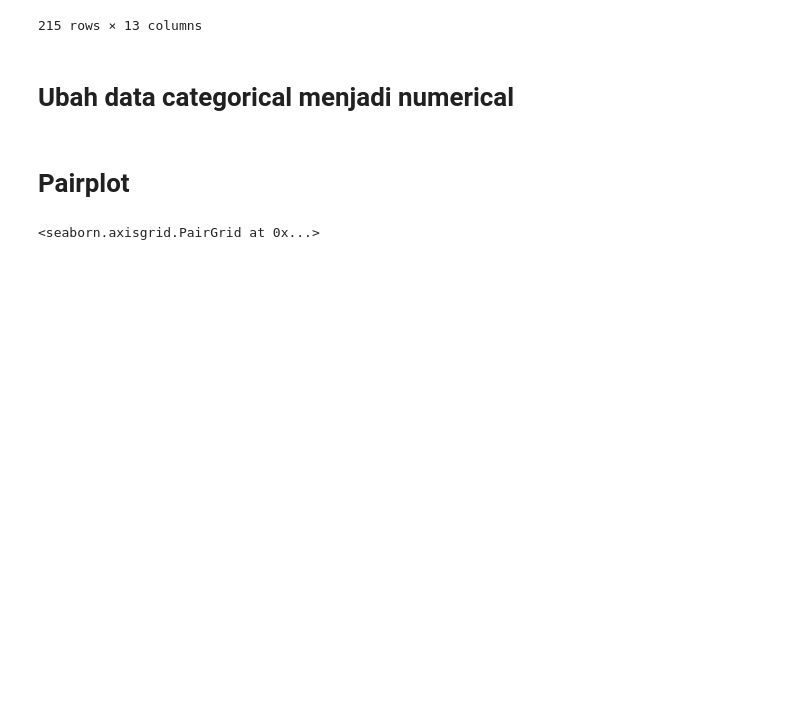
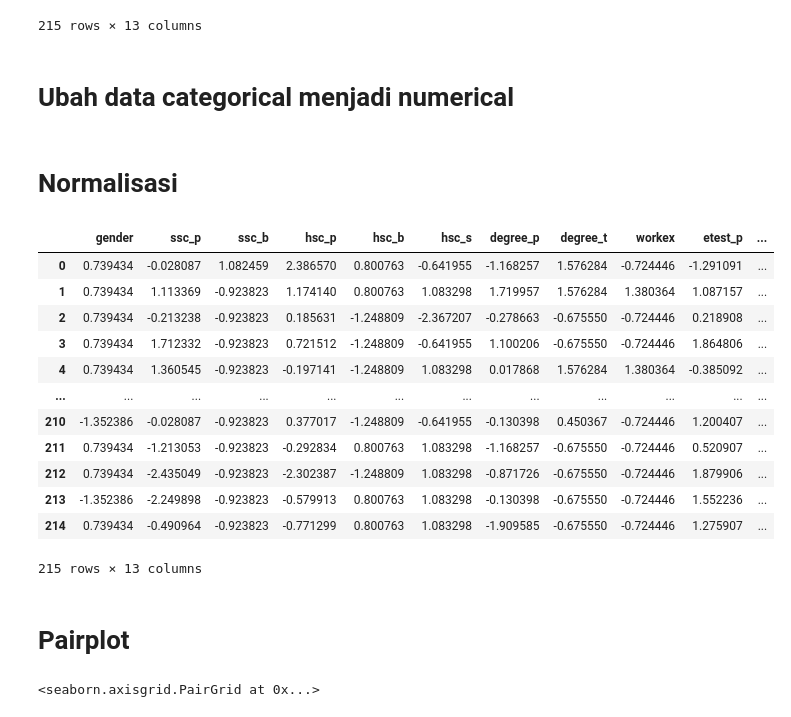
Before and after one commit to joelrizkyw/ProjekDataMining, a Jupyter notebook: febry.ipynb, the cells around one changed output. Cells and saved outputs as stored; diff of their text form; code cells hidden in the pictures; blank space fills up the shorter version.

```diff
--- a/febry.ipynb
+++ b/febry.ipynb
@@ -203,6 +203,30 @@ for column_name in list_column_categorical:
 
     df_status_combined[column_name] = df_status_combined[column_name].astype("category")
     df_status_combined[column_name] = df_status_combined[column_name].cat.codes
+# %% [markdown]
+# Normalisasi
+# %%
+std_scaler = StandardScaler()
+
+scaled_data = std_scaler.fit_transform(df_status_combined)
+
+df_combined_scaled = pd.DataFrame(scaled_data, columns = df_status_combined.columns)
+
+df_combined_scaled
+# %% [output]
+|  | gender | ssc_p | ssc_b | hsc_p | hsc_b | hsc_s | degree_p | degree_t | workex | etest_p | ... |
+| 0 | 0.739434 | -0.028087 | 1.082459 | 2.386570 | 0.800763 | -0.641955 | -1.168257 | 1.576284 | -0.724446 | -1.291091 | ... |
+| 1 | 0.739434 | 1.113369 | -0.923823 | 1.174140 | 0.800763 | 1.083298 | 1.719957 | 1.576284 | 1.380364 | 1.087157 | ... |
+| 2 | 0.739434 | -0.213238 | -0.923823 | 0.185631 | -1.248809 | -2.367207 | -0.278663 | -0.675550 | -0.724446 | 0.218908 | ... |
+| 3 | 0.739434 | 1.712332 | -0.923823 | 0.721512 | -1.248809 | -0.641955 | 1.100206 | -0.675550 | -0.724446 | 1.864806 | ... |
+| 4 | 0.739434 | 1.360545 | -0.923823 | -0.197141 | -1.248809 | 1.083298 | 0.017868 | 1.576284 | 1.380364 | -0.385092 | ... |
+| ... | ... | ... | ... | ... | ... | ... | ... | ... | ... | ... | ... |
+| 210 | -1.352386 | -0.028087 | -0.923823 | 0.377017 | -1.248809 | -0.641955 | -0.130398 | 0.450367 | -0.724446 | 1.200407 | ... |
+| 211 | 0.739434 | -1.213053 | -0.923823 | -0.292834 | 0.800763 | 1.083298 | -1.168257 | -0.675550 | -0.724446 | 0.520907 | ... |
+| 212 | 0.739434 | -2.435049 | -0.923823 | -2.302387 | -1.248809 | 1.083298 | -0.871726 | -0.675550 | -0.724446 | 1.879906 | ... |
+| 213 | -1.352386 | -2.249898 | -0.923823 | -0.579913 | 0.800763 | 1.083298 | -0.130398 | -0.675550 | -0.724446 | 1.552236 | ... |
+| 214 | 0.739434 | -0.490964 | -0.923823 | -0.771299 | 0.800763 | 1.083298 | -1.909585 | -0.675550 | -0.724446 | 1.275907 | ... |
+215 rows × 13 columns
 # %% [markdown]
 # Pairplot
 # %%
```
